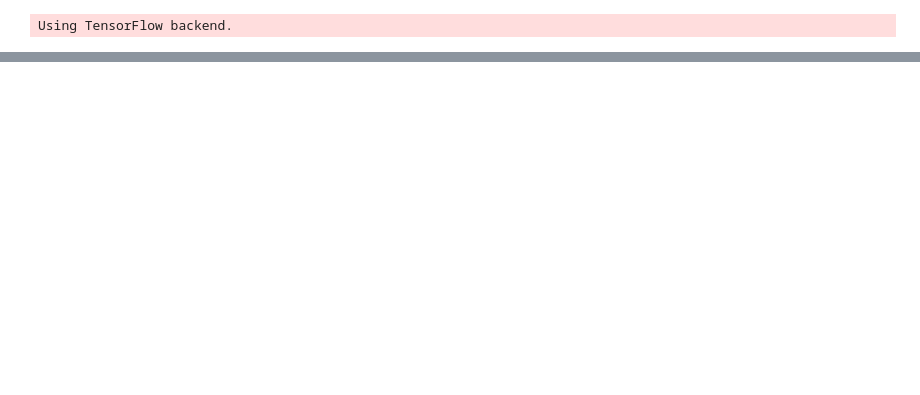
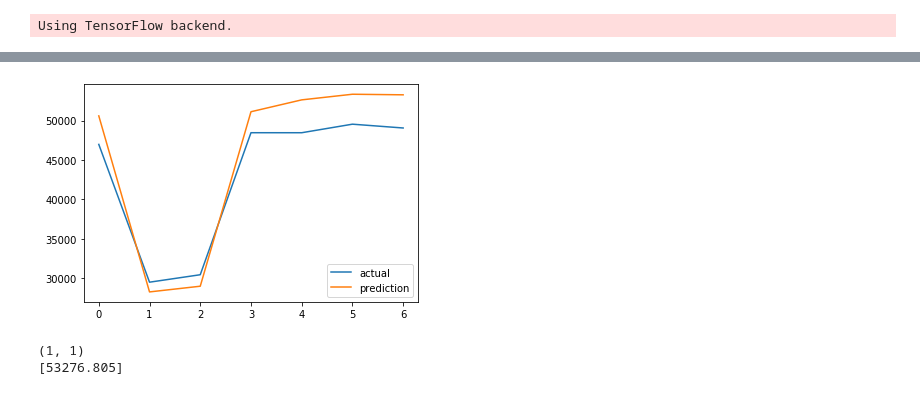
Before and after one commit to Shane-Bowen/fyp_flask_webapp, a Jupyter notebook: notebooks/Recurrent_Neural_Network_Multiple_Timesteps.ipynb, the cells around one changed output, grey strips where cells are left out. Saved outputs shown, nothing was run; the diff lists cells and outputs as text; code cells hidden in the pictures; blank space fills up the shorter version.

```diff
--- a/notebooks/Recurrent_Neural_Network_Multiple_Timesteps.ipynb
+++ b/notebooks/Recurrent_Neural_Network_Multiple_Timesteps.ipynb
@@ -232,0 +275,26 @@ pyplot.show()
+# %%
+# plot actual vs prediction (Last 7 days)
+num_days = 7
+pyplot.plot(list(inv_y[-num_days:]), label='actual')
+pyplot.plot(inv_yhat[-num_days:], label='prediction')
+pyplot.legend()
+pyplot.show()
+# %% [output]
+[figure, added]
+# %%
+test_X = test_X.reshape((test_X.shape[0], n_input, n_features))
+prediction = model.predict(test_X[-1:])
+print(prediction.shape)
+
+new_pred_arr = []
+for i in range(0, prediction.shape[1]):
+    test_X = test_X.reshape((test_X.shape[0], n_input*n_features))
+    inv_pred = concatenate(([[prediction[0][i]]], test_X[:prediction.shape[0], -(n_features-1):]), axis=1)
+    inv_pred = inv_pred.reshape(1, inv_pred.shape[1])
+    inv_pred = scaler.inverse_transform(inv_pred)
+    inv_pred = inv_pred[:,0]
+    new_pred_arr.append(inv_pred[0])
+print(new_pred_arr)
+# %% [output]
+(1, 1)
+[53276.805]
```
Also changed, not shown: parts of 10 cells of this notebook, 4 other files.
